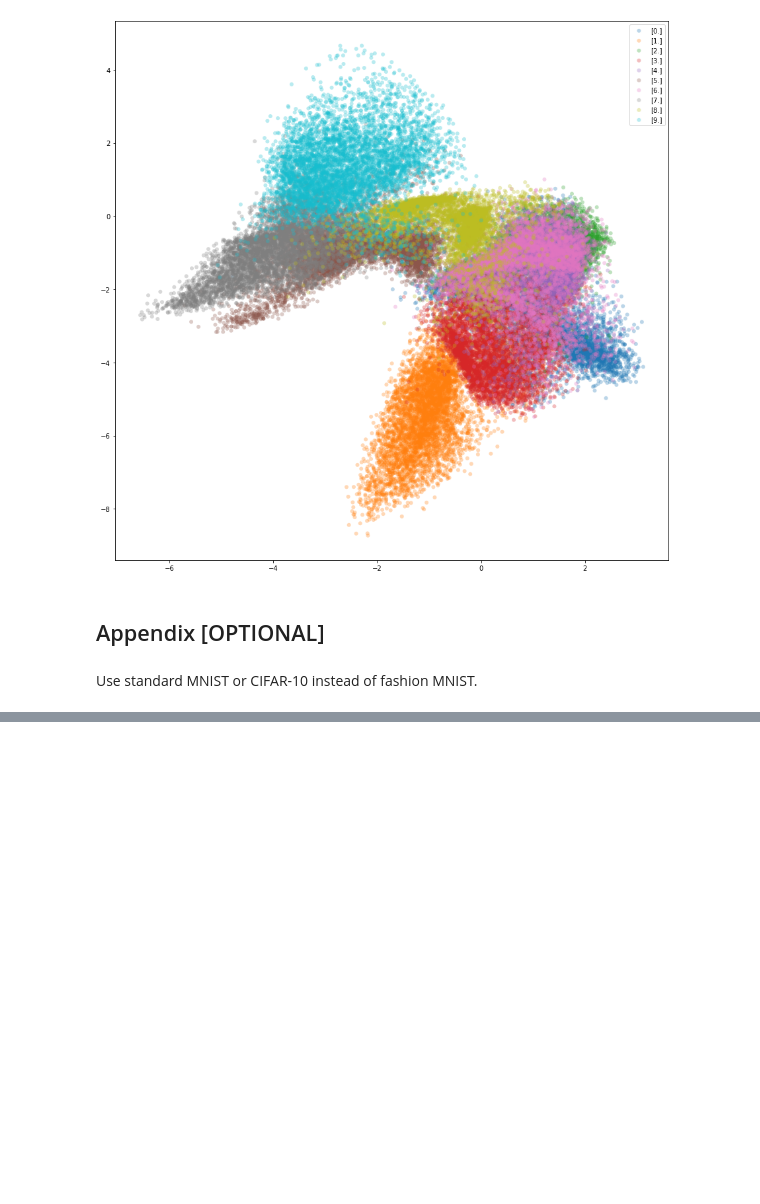
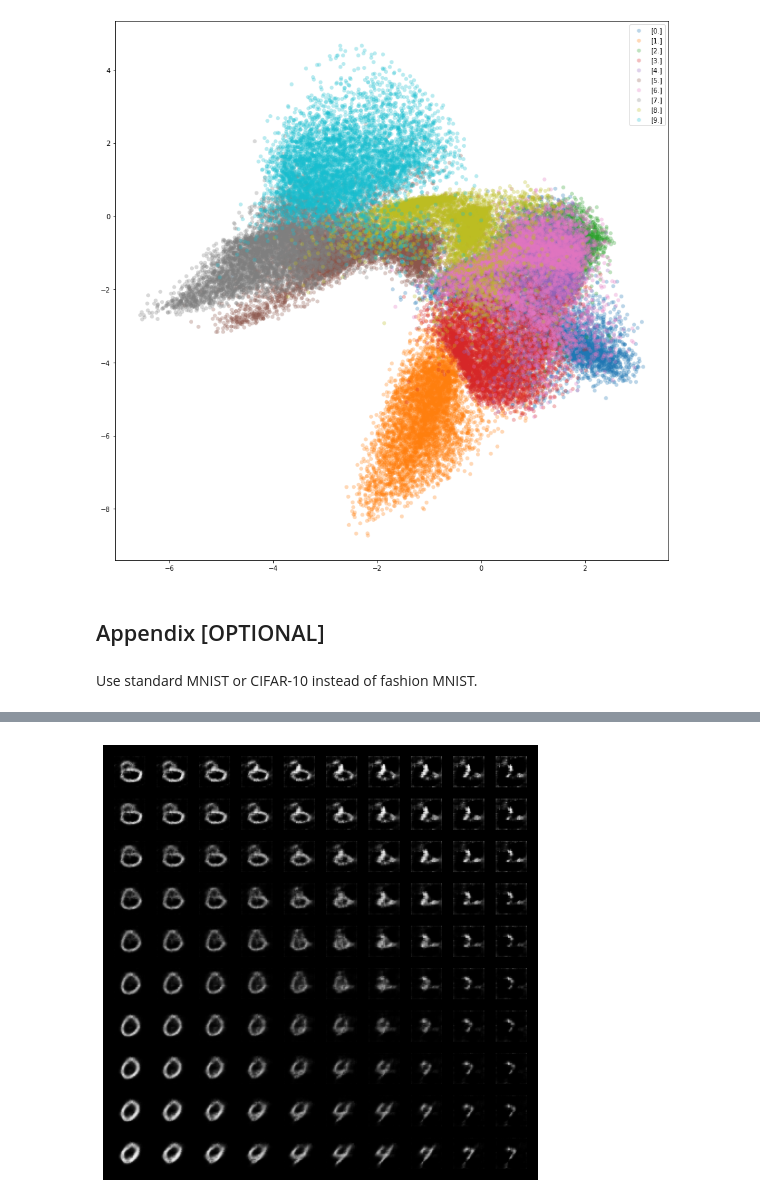
Before and after one commit to swang1112/DL_VL, a Jupyter notebook: Colab_Notebooks/Exercises5_2020.ipynb, the cells around one changed output, grey strips where cells are left out. Drawn from its saved outputs; the diff is of its cells as text; code cells hidden in the pictures; blank space fills up the shorter version.

```diff
--- a/Colab_Notebooks/Exercises5_2020.ipynb
+++ b/Colab_Notebooks/Exercises5_2020.ipynb
@@ -717,0 +746,4 @@ test_dataset  = datasets.MNIST(data_dir, train=False, transform=transforms.ToTen
+# %%
+traversal(0, 1, model = model3, latent_space_dim=5)
+# %% [output]
+[figure, added]
```
Also changed, not shown: parts of 8 cells of this notebook.
